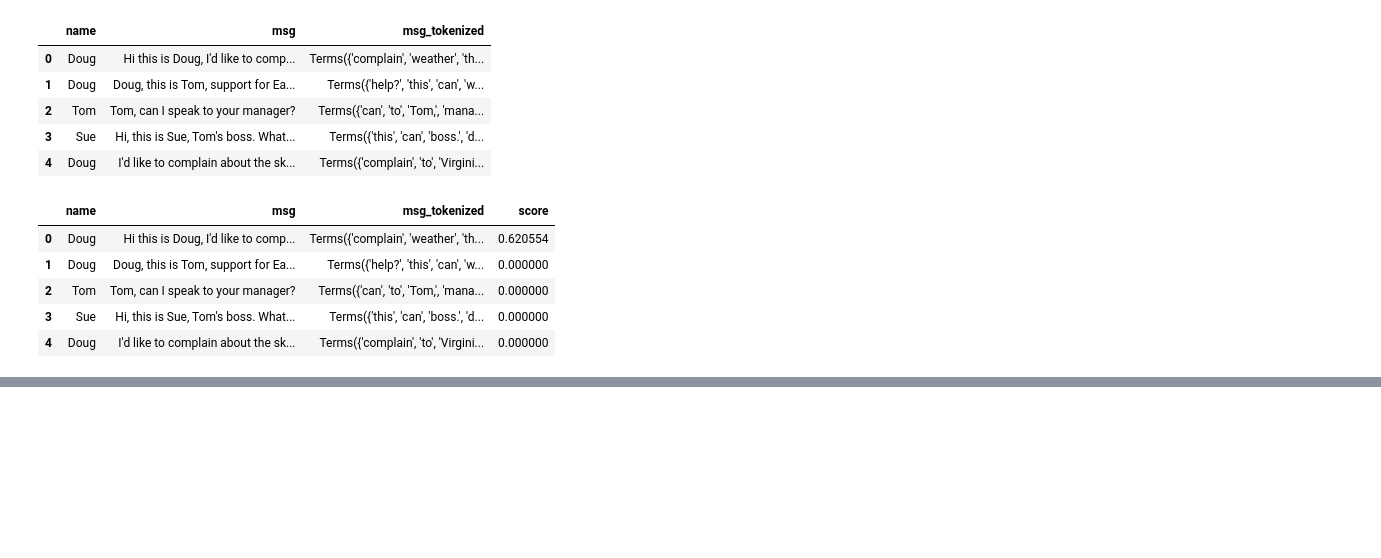
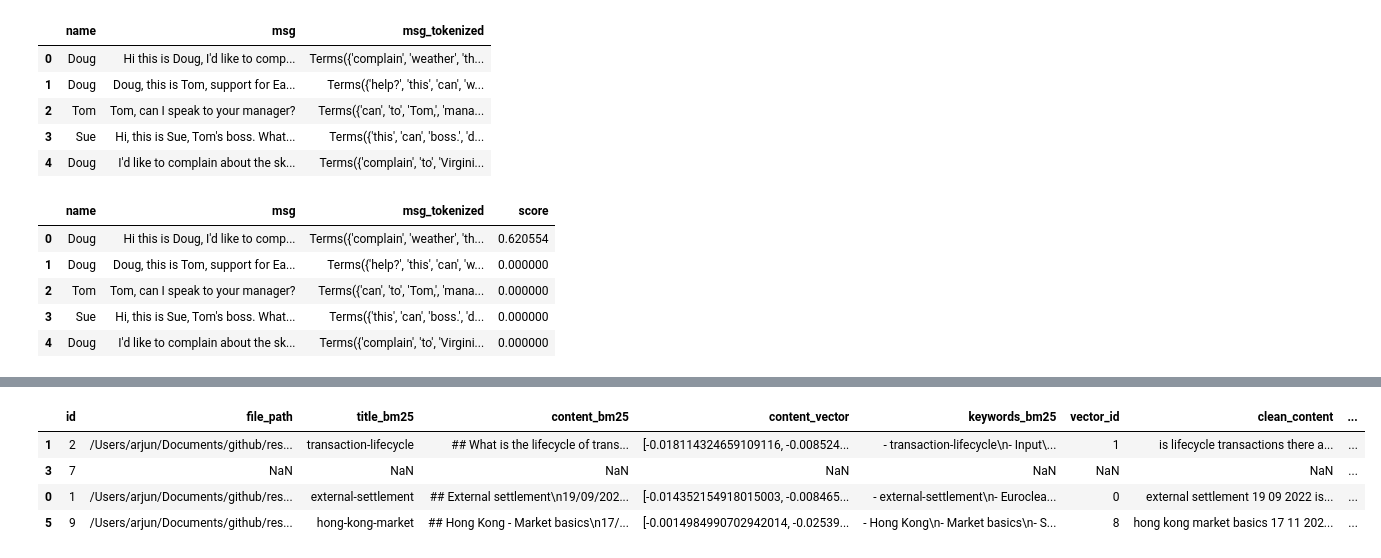
Before and after one commit to arjunkmrm/smart-agent, a Jupyter notebook: gemini-agent/scratchpad.ipynb, the cells around one changed output, grey strips where cells are left out. Cells and saved outputs as stored; diff of their text form; code cells hidden in the pictures; blank space fills up the shorter version.

```diff
--- a/gemini-agent/scratchpad.ipynb
+++ b/gemini-agent/scratchpad.ipynb
@@ -201,6 +201,6 @@ ec_store.doc_df
 | 8 | 9 | /Users/arjun/Documents/github/res... | hong-kong-market | ## Hong Kong - Market basics\n17/... | [-0.0014984990702942014, -0.02539... | - Hong Kong\n- Market basics\n- S... | 8 |
 | 9 | 10 | /Users/arjun/Documents/github/res... | united-states-market | ## United States - Market basics\... | [0.004938406404107809, -0.0073230... | - United States\n- Market basics\... | 9 |
 # %%
-fusion = ec_store.rank_fusion("clearstream", 4, 4)
+fusion = ec_store.rank_fusion("china", 4, 4)
 # %% [output]
 <class 'list'>
@@ -209 +225,9 @@ KeyError: 'content'
+# %%
+fusion
+# %% [output]
+|  | id | file_path | title_bm25 | content_bm25 | content_vector | keywords_bm25 | vector_id | clean_content | ... |
+| 1 | 2 | /Users/arjun/Documents/github/res... | transaction-lifecycle | ## What is the lifecycle of trans... | [-0.018114324659109116, -0.008524... | - transaction-lifecycle\n- Input\... | 1 | is lifecycle transactions there a... | ... |
+| 3 | 7 | NaN | NaN | NaN | NaN | NaN | NaN | NaN | ... |
+| 0 | 1 | /Users/arjun/Documents/github/res... | external-settlement | ## External settlement\n19/09/202... | [-0.014352154918015003, -0.008465... | - external-settlement\n- Euroclea... | 0 | external settlement 19 09 2022 is... | ... |
+| 5 | 9 | /Users/arjun/Documents/github/res... | hong-kong-market | ## Hong Kong - Market basics\n17/... | [-0.0014984990702942014, -0.02539... | - Hong Kong\n- Market basics\n- S... | 8 | hong kong market basics 17 11 202... | ... |
 # %%
```
Also changed, not shown: parts of 7 cells of this notebook, 1 other file.
